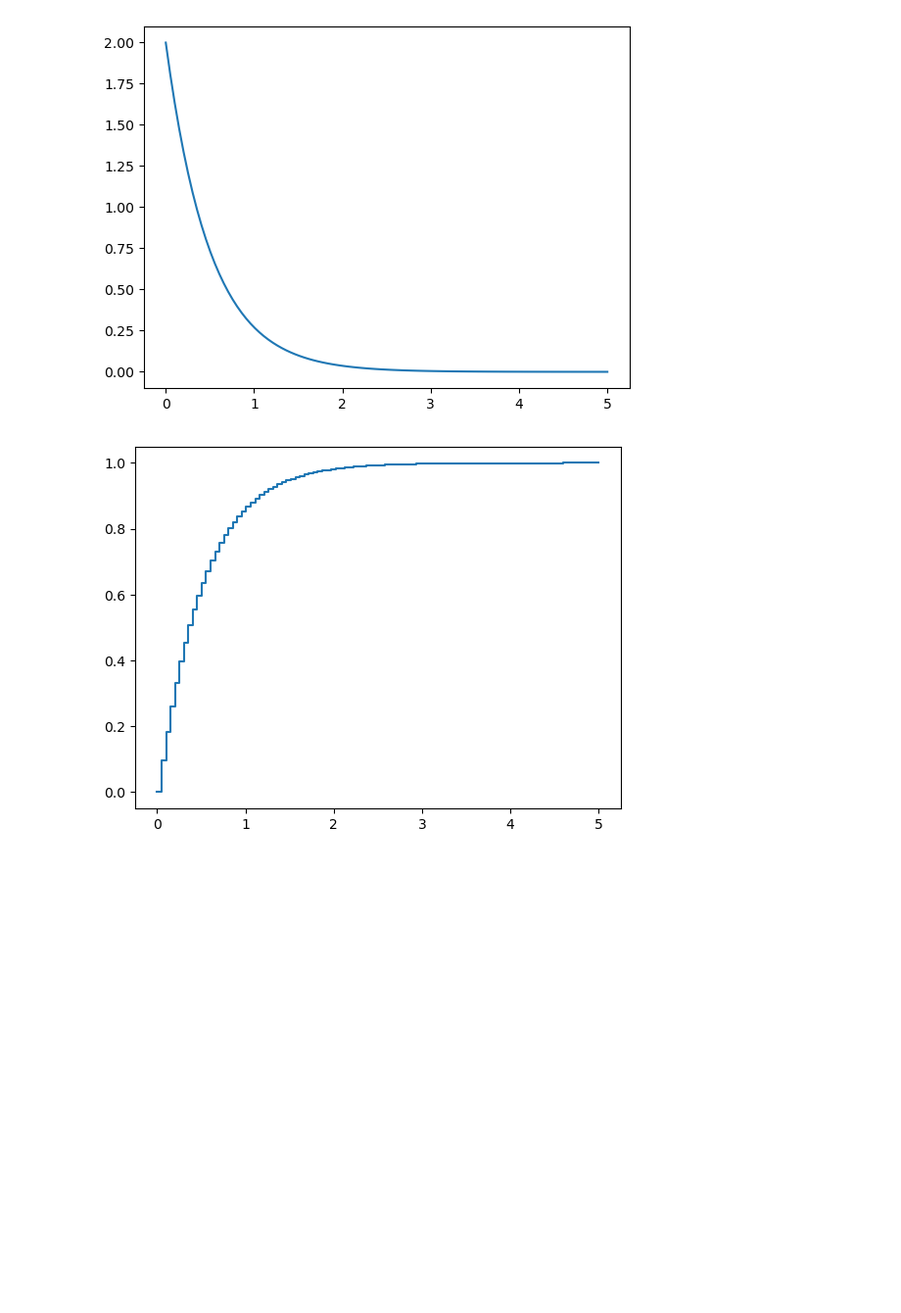
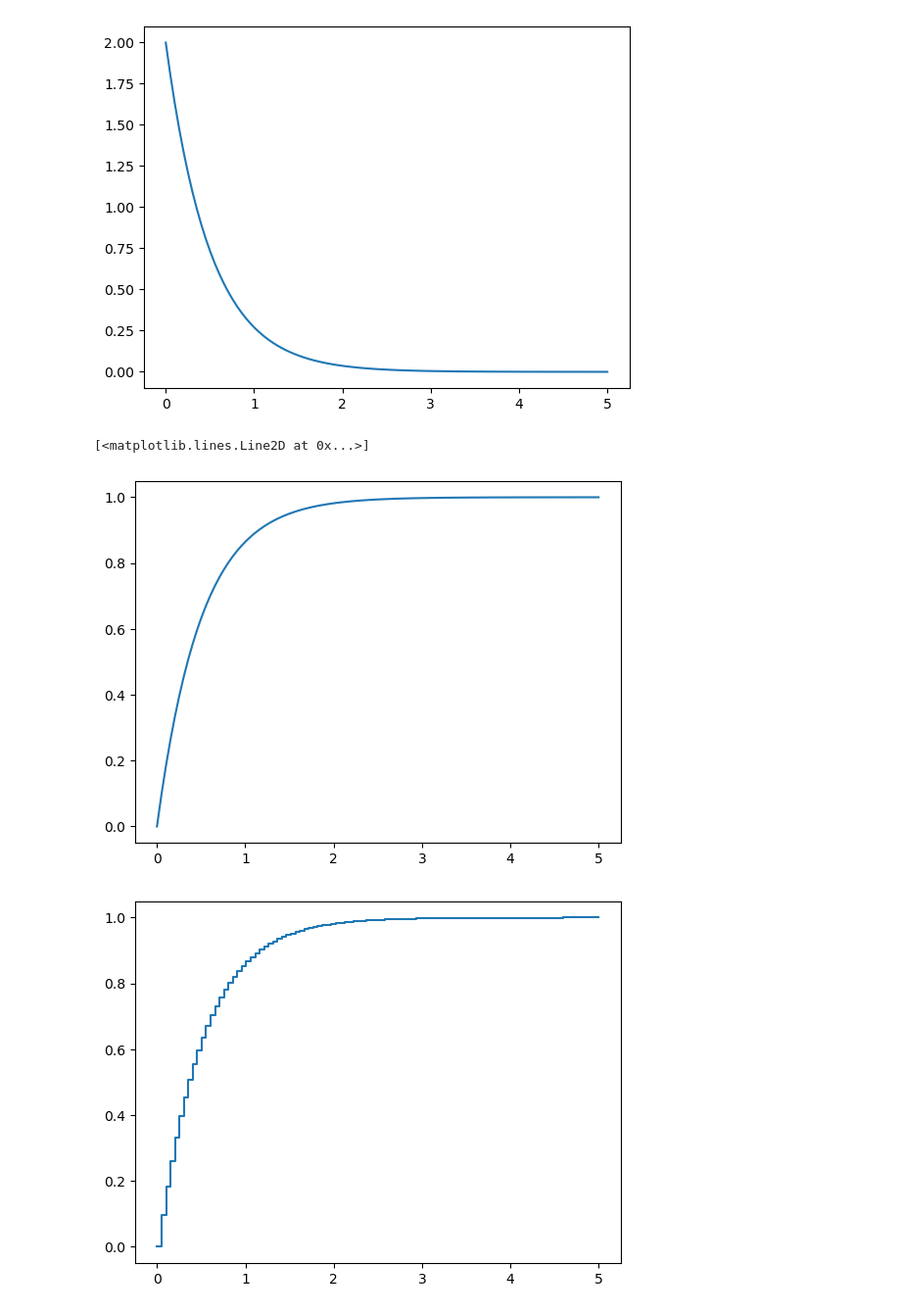
Before and after one commit to EdilbertoAntonio/ejercicios_maestria_icd, a Jupyter notebook: proba y est/Variables Aleatorias.ipynb, the cells around one changed output. Shown at 98% size. Drawn from its saved outputs; the diff is of its cells as text; code cells hidden in the pictures; blank space fills up the shorter version.

```diff
--- a/proba y est/Variables Aleatorias.ipynb
+++ b/proba y est/Variables Aleatorias.ipynb
@@ -200,6 +200,11 @@ plt.plot(x, fx)
 plt.show()
 # %% [output]
 [figure]
+# %%
+plt.plot(x,Fx)
+# %% [output]
+[<matplotlib.lines.Line2D at 0x...>]
+[figure, added]
 # %%
 plt.step(x, Fx, where='post')
 plt.show()
```
Also changed, not shown: parts of 1 cell of this notebook, 2 other files.
